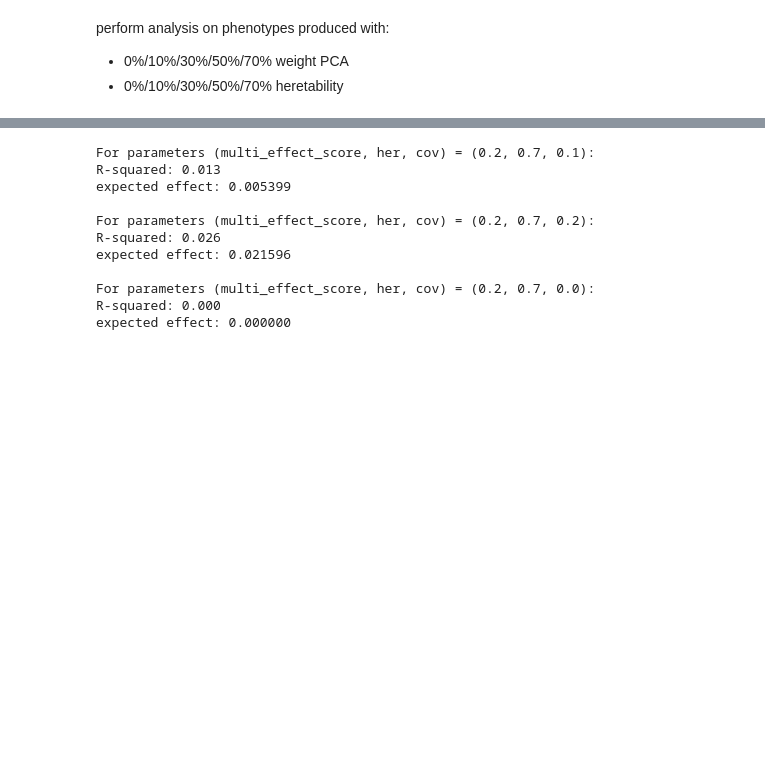
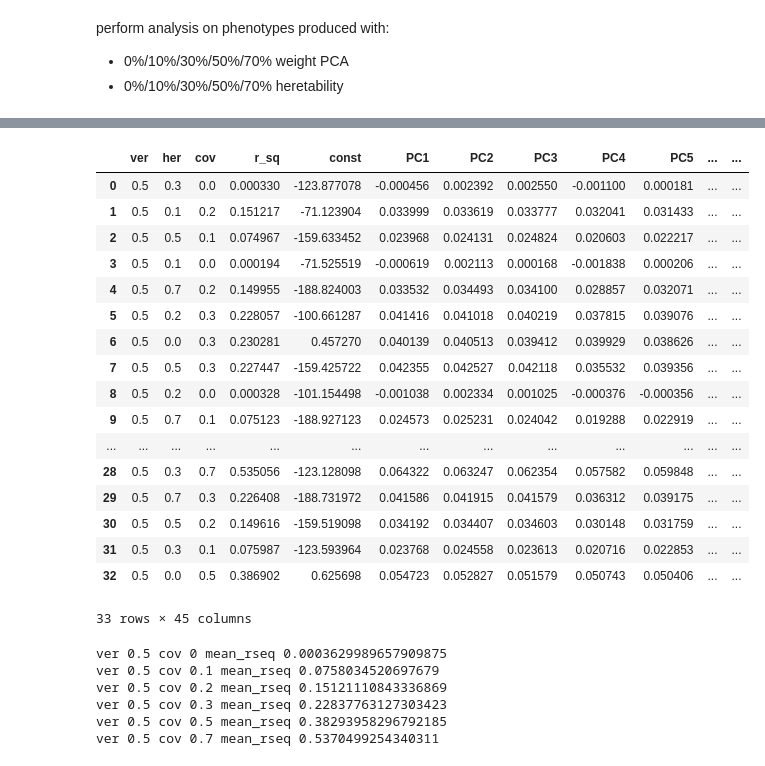
Before and after one commit to RoeiZucker/jupyter_backup, a Jupyter notebook: Covariate_tests/PCA_prediction_simulations.ipynb, the cells around one changed output, grey strips where cells are left out. Saved outputs shown, nothing was run; the diff lists cells and outputs as text; code cells hidden in the pictures; blank space fills up the shorter version.

Commit message:
after running covar simulations for continues phenotype over all genome

```diff
--- a/Covariate_tests/PCA_prediction_simulations.ipynb
+++ b/Covariate_tests/PCA_prediction_simulations.ipynb
@@ -102,8 +85,9 @@ for key, df in dfs.items():
         # Define predictor column names: PC1, PC2, ..., PC40.
         pc_columns = [f"PC{i}" for i in range(1, 41)]
         # Extract predictors (X) and response (Y).
-        X = df[pc_columns]
-        y = df["disease_indicator"]
+        temp_df = df.dropna()
+        X = temp_df[pc_columns]
+        y = temp_df["disease_indicator"]
 
         # Add an intercept (constant) to the model.
         X = sm.add_constant(X)
@@ -122,19 +107,57 @@ for key, df in dfs.items():
 # %%
+results = []
+columns = ["ver","her","cov","r_sq",'const'] + ["PC" + str(i) for i in range(1,41)]
 for params, model in regression_results.items():
-    if params[0] == 0.2 and params[1] == 0.7:
-        print(f"For parameters (multi_effect_score, her, cov) = {params}:")
-        print(f"R-squared: {model.rsquared:.3f}")
-        print(f"expected effect: {(RELATIVE_EFFECT_OF_PC * params[2])**2:.6f}")
-        print()
+    # if params[0] == 0.2 and params[1] == 0.7:
+    # print(f"For parameters (ver, her, cov) = {params}:")
+    # print(f"R-squared: {model.rsquared:.3f}")
+    # print(f"expected effect: {(RELATIVE_EFFECT_OF_PC * params[2])**2:.6f}")
+    # print(model.params)
+    ver = params[0]
+    her = params[1]
+    cov = params[2]
+    r_sq = model.rsquared
+    coefs = list(model.params)
+
+    values = [ver,her,cov,r_sq] + coefs
+    results.append(values)
+    # print(dir(model))
-# %% [output]
-For parameters (multi_effect_score, her, cov) = (0.2, 0.7, 0.1):
-R-squared: 0.013
-expected effect: 0.005399
-
-For parameters (multi_effect_score, her, cov) = (0.2, 0.7, 0.2):
-R-squared: 0.026
-expected effect: 0.021596
-
-For parameters (multi_effect_score, her, cov) = (0.2, 0.7, 0.0):
-R-squared: 0.000
-expected effect: 0.000000
+# %%
+df = pd.DataFrame(results,columns=columns)
+
+x = str(datetime.datetime.now())
+df.to_csv(f"regression_results_{VERSION}_{x}.csv")
+# %%
+df
+# %% [output]
+|  | ver | her | cov | r_sq | const | PC1 | PC2 | PC3 | PC4 | PC5 | ... | ... |
+| 0 | 0.5 | 0.3 | 0.0 | 0.000330 | -123.877078 | -0.000456 | 0.002392 | 0.002550 | -0.001100 | 0.000181 | ... | ... |
+| 1 | 0.5 | 0.1 | 0.2 | 0.151217 | -71.123904 | 0.033999 | 0.033619 | 0.033777 | 0.032041 | 0.031433 | ... | ... |
+| 2 | 0.5 | 0.5 | 0.1 | 0.074967 | -159.633452 | 0.023968 | 0.024131 | 0.024824 | 0.020603 | 0.022217 | ... | ... |
+| 3 | 0.5 | 0.1 | 0.0 | 0.000194 | -71.525519 | -0.000619 | 0.002113 | 0.000168 | -0.001838 | 0.000206 | ... | ... |
+| 4 | 0.5 | 0.7 | 0.2 | 0.149955 | -188.824003 | 0.033532 | 0.034493 | 0.034100 | 0.028857 | 0.032071 | ... | ... |
+| 5 | 0.5 | 0.2 | 0.3 | 0.228057 | -100.661287 | 0.041416 | 0.041018 | 0.040219 | 0.037815 | 0.039076 | ... | ... |
+| 6 | 0.5 | 0.0 | 0.3 | 0.230281 | 0.457270 | 0.040139 | 0.040513 | 0.039412 | 0.039929 | 0.038626 | ... | ... |
+| 7 | 0.5 | 0.5 | 0.3 | 0.227447 | -159.425722 | 0.042355 | 0.042527 | 0.042118 | 0.035532 | 0.039356 | ... | ... |
+| 8 | 0.5 | 0.2 | 0.0 | 0.000328 | -101.154498 | -0.001038 | 0.002334 | 0.001025 | -0.000376 | -0.000356 | ... | ... |
+| 9 | 0.5 | 0.7 | 0.1 | 0.075123 | -188.927123 | 0.024573 | 0.025231 | 0.024042 | 0.019288 | 0.022919 | ... | ... |
+| ... | ... | ... | ... | ... | ... | ... | ... | ... | ... | ... | ... | ... |
+| 28 | 0.5 | 0.3 | 0.7 | 0.535056 | -123.128098 | 0.064322 | 0.063247 | 0.062354 | 0.057582 | 0.059848 | ... | ... |
+| 29 | 0.5 | 0.7 | 0.3 | 0.226408 | -188.731972 | 0.041586 | 0.041915 | 0.041579 | 0.036312 | 0.039175 | ... | ... |
+| 30 | 0.5 | 0.5 | 0.2 | 0.149616 | -159.519098 | 0.034192 | 0.034407 | 0.034603 | 0.030148 | 0.031759 | ... | ... |
+| 31 | 0.5 | 0.3 | 0.1 | 0.075987 | -123.593964 | 0.023768 | 0.024558 | 0.023613 | 0.020716 | 0.022853 | ... | ... |
+| 32 | 0.5 | 0.0 | 0.5 | 0.386902 | 0.625698 | 0.054723 | 0.052827 | 0.051579 | 0.050743 | 0.050406 | ... | ... |
+33 rows × 45 columns
+# %%
+versions = [0.5]
+COVARIATE_SCORES = [0,0.1,0.2,0.3,0.5,0.7]
+for ver in versions:
+    for cov in COVARIATE_SCORES:
+        print("ver",ver,"cov",cov,"mean_rseq",df[(df["ver"] == ver) & (df["cov"] == cov)]["r_sq"].mean())
+# %% [output]
+ver 0.5 cov 0 mean_rseq 0.0003629989657909875
+ver 0.5 cov 0.1 mean_rseq 0.0758034520697679
+ver 0.5 cov 0.2 mean_rseq 0.15121110843336869
+ver 0.5 cov 0.3 mean_rseq 0.22837763127303423
+ver 0.5 cov 0.5 mean_rseq 0.38293958296792185
+ver 0.5 cov 0.7 mean_rseq 0.5370499254340311
```
Also changed, not shown: parts of 5 cells of this notebook, 4 other files.
